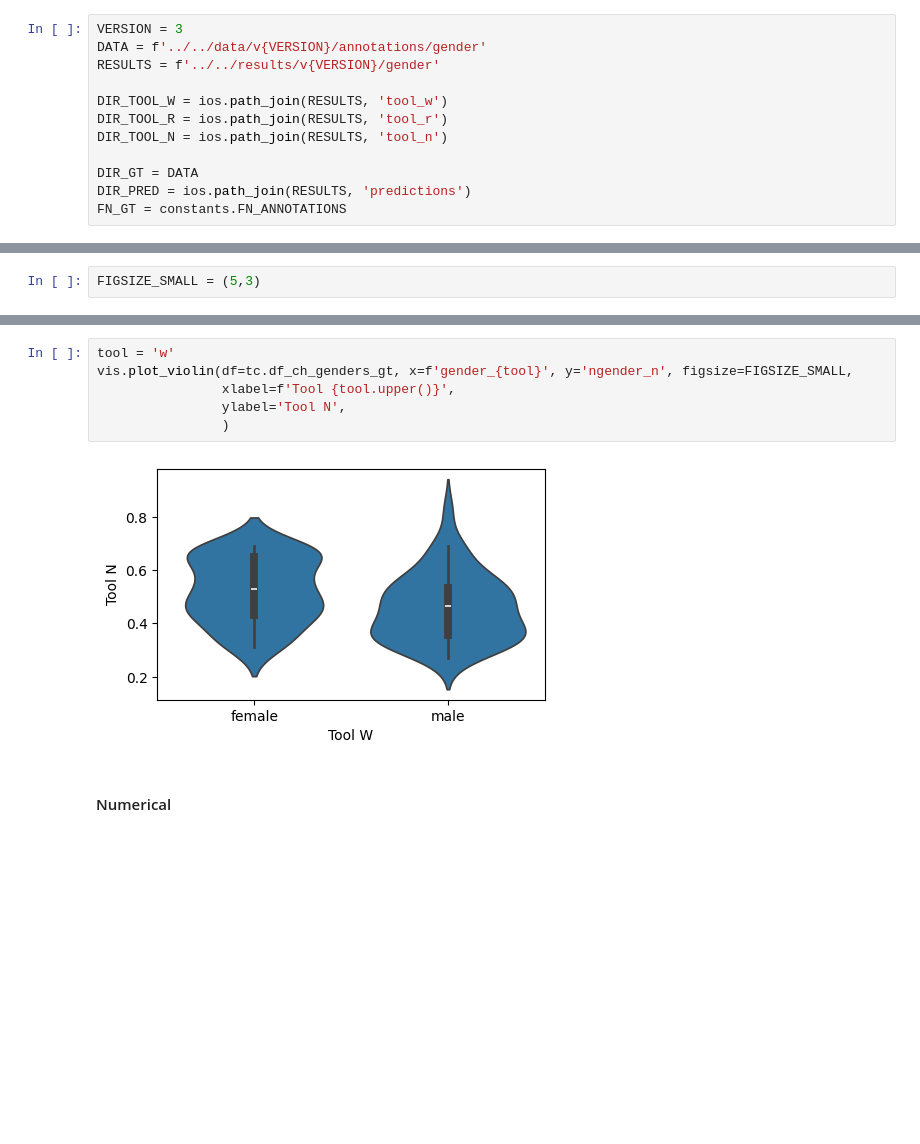
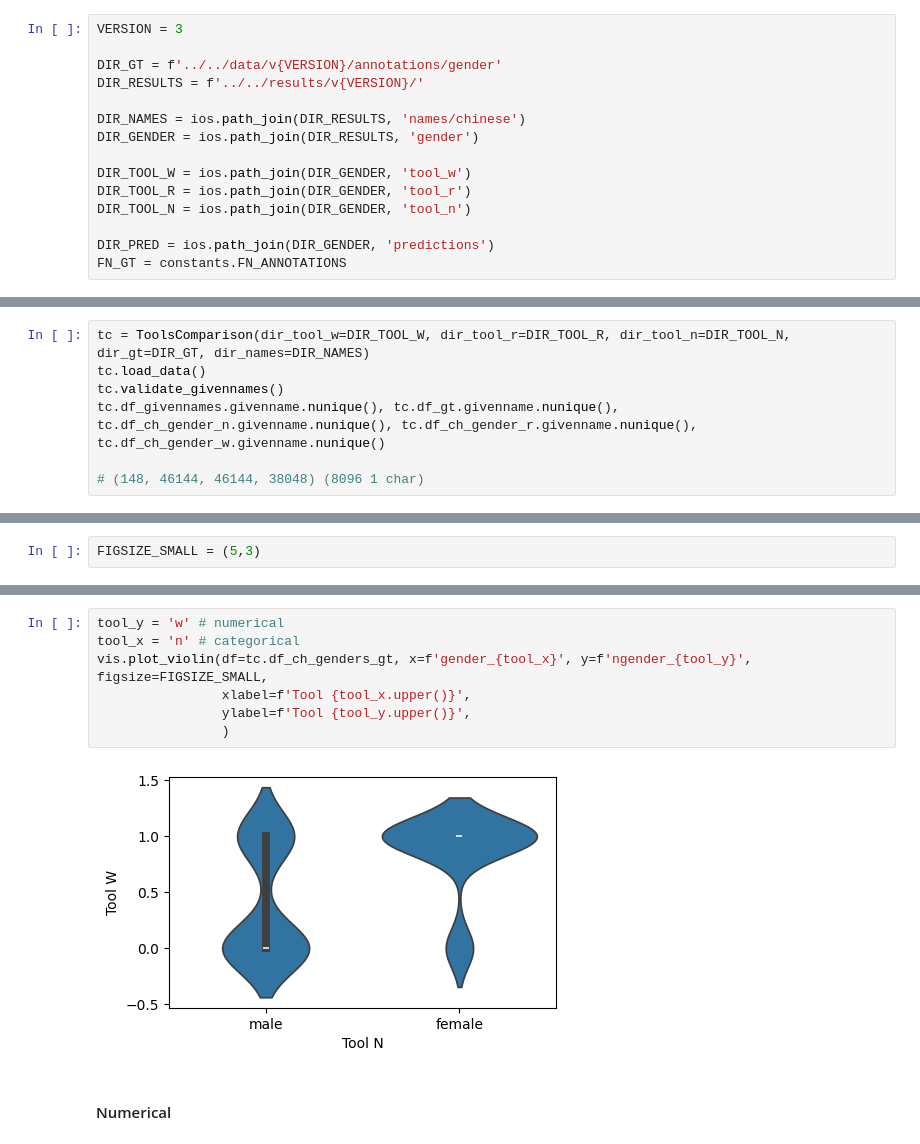
Before and after one commit to CSHVienna/chinese-names-gender, a Jupyter notebook: code/notebooks/chinese_gender_comparison.ipynb, the cells around one changed output, grey strips where cells are left out. Cells and saved outputs as stored; diff of their text form; blank space fills up the shorter version.

Commit message:
complete responses round 2, pre-processing GT data, and inference from tools analysis

```diff
--- a/code/notebooks/chinese_gender_comparison.ipynb
+++ b/code/notebooks/chinese_gender_comparison.ipynb
@@ -21,15 +21,18 @@ import categorical
 import constants
 # %%
 VERSION = 3
-DATA = f'../../data/v{VERSION}/annotations/gender'
-RESULTS = f'../../results/v{VERSION}/gender'
 
-DIR_TOOL_W = ios.path_join(RESULTS, 'tool_w')
-DIR_TOOL_R = ios.path_join(RESULTS, 'tool_r')
-DIR_TOOL_N = ios.path_join(RESULTS, 'tool_n')
+DIR_GT = f'../../data/v{VERSION}/annotations/gender'
+DIR_RESULTS = f'../../results/v{VERSION}/'
 
-DIR_GT = DATA
-DIR_PRED = ios.path_join(RESULTS, 'predictions')
+DIR_NAMES = ios.path_join(DIR_RESULTS, 'names/chinese')
+DIR_GENDER = ios.path_join(DIR_RESULTS, 'gender')
+
+DIR_TOOL_W = ios.path_join(DIR_GENDER, 'tool_w')
+DIR_TOOL_R = ios.path_join(DIR_GENDER, 'tool_r')
+DIR_TOOL_N = ios.path_join(DIR_GENDER, 'tool_n')
+
+DIR_PRED = ios.path_join(DIR_GENDER, 'predictions')
 FN_GT = constants.FN_ANNOTATIONS
 # %% [markdown]
 ## Data
@@ -89,0 +63,7 @@ tc.df_gt.query("givenname == @ch")
+# %%
+tc = ToolsComparison(dir_tool_w=DIR_TOOL_W, dir_tool_r=DIR_TOOL_R, dir_tool_n=DIR_TOOL_N, dir_gt=DIR_GT, dir_names=DIR_NAMES)
+tc.load_data()
+tc.validate_givennames()
+tc.df_givennames.givenname.nunique(), tc.df_gt.givenname.nunique(), tc.df_ch_gender_n.givenname.nunique(), tc.df_ch_gender_r.givenname.nunique(), tc.df_ch_gender_w.givenname.nunique()
+
+# (148, 46144, 46144, 38048) (8096 1 char)
@@ -147,11 +135,12 @@ vis.plot_violin(df=tc.df_ch_genders_gt, x=f'gender_{tool}', y='ngender_r', figsi
 # %%
-tool = 'w'
-vis.plot_violin(df=tc.df_ch_genders_gt, x=f'gender_{tool}', y='ngender_n', figsize=FIGSIZE_SMALL,
-                xlabel=f'Tool {tool.upper()}',
-                ylabel='Tool N',
+tool_y = 'w' # numerical
+tool_x = 'n' # categorical
+vis.plot_violin(df=tc.df_ch_genders_gt, x=f'gender_{tool_x}', y=f'ngender_{tool_y}', figsize=FIGSIZE_SMALL,
+                xlabel=f'Tool {tool_x.upper()}',
+                ylabel=f'Tool {tool_y.upper()}',
                 )
 # %% [output]
-[figure, old version]
+[figure, new version]
 # %% [markdown]
 #### Numerical
 # %%
```
Also changed, not shown: parts of 38 cells of this notebook, 7 other files.
